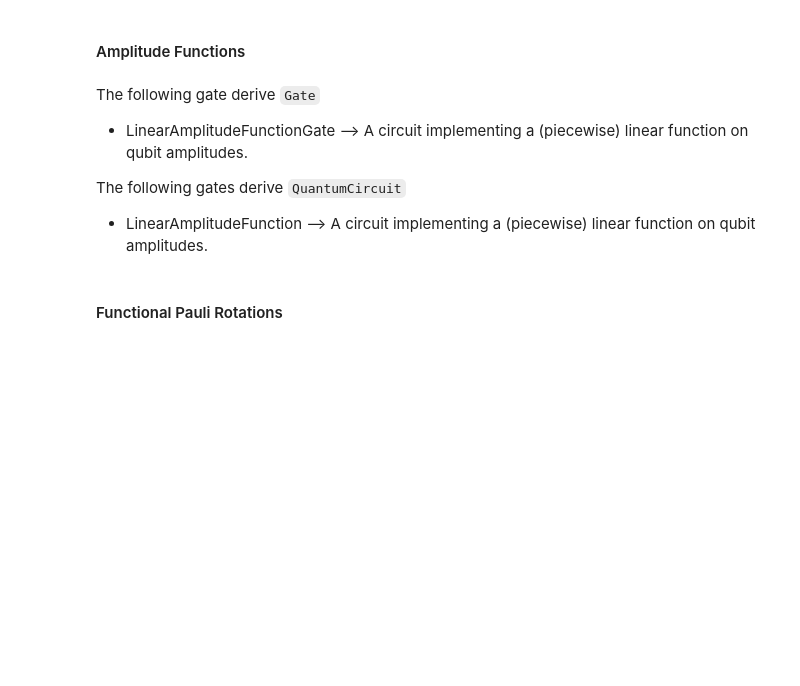
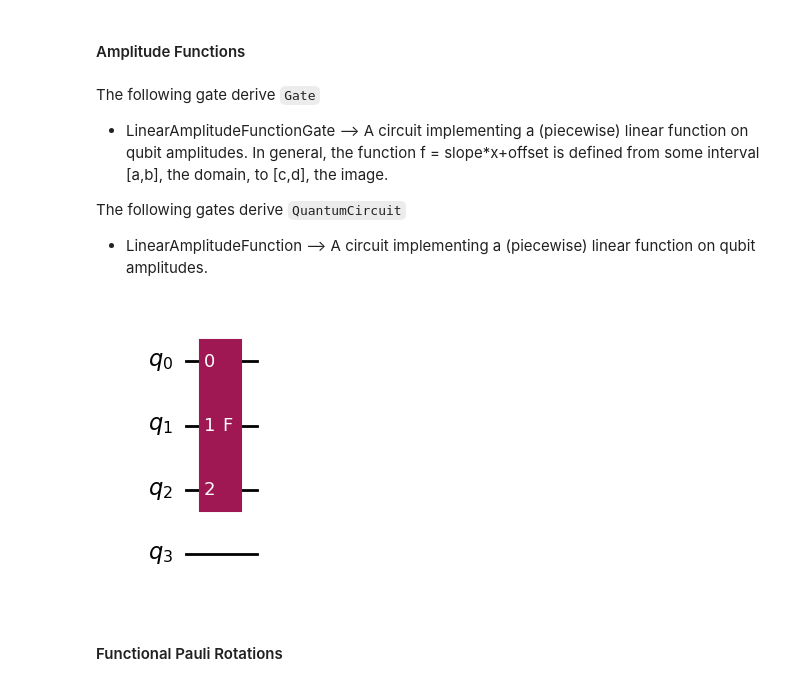
Before and after one commit to kibrahim757/qiskit_2x_certification_exam_tutorial, a Jupyter notebook: Section_1_Perform_Quantum_Operations/2_1_Standard_Gates.ipynb, the cells around one changed output. Cells and saved outputs as stored; diff of their text form; code cells hidden in the pictures; blank space fills up the shorter version.

Commit message:
added example for LinearAmplitudeFunctionGate

````diff
--- a/Section_1_Perform_Quantum_Operations/2_1_Standard_Gates.ipynb
+++ b/Section_1_Perform_Quantum_Operations/2_1_Standard_Gates.ipynb
@@ -374,17 +374,20 @@ qc.compose(mgate).draw('mpl')
 # %% [markdown]
 The following gate derive ```Gate```
 
-* LinearAmplitudeFunctionGate -->	A circuit implementing a (piecewise) linear function on qubit amplitudes.
+* LinearAmplitudeFunctionGate -->	A circuit implementing a (piecewise) linear function on qubit amplitudes. In general, the function f = slope*x+offset is defined from some interval
+[a,b], the domain, to [c,d], the image.
 
 The following gates derive ```QuantumCircuit```
 
 * LinearAmplitudeFunction -->	A circuit implementing a (piecewise) linear function on qubit amplitudes.
 # %%
-#from qiskit.circuit.library import LinearAmplitudeFunctionGate
+from qiskit.circuit.library import LinearAmplitudeFunctionGate
 
-#qc=QuantumCircuit(4)
-#lafgate=LinearAmplitudeFunctionGate(num_state_qubits=2,slope=1.0,offset=,domain=,image=)
-#qc.compose(lafgate).draw('mpl')
+qc=QuantumCircuit(4)
+lafgate=LinearAmplitudeFunctionGate(num_state_qubits=2,slope=1.0,offset=0,domain=[0,1],image=[0,1,2,3])
+qc.compose(lafgate).draw('mpl')
+# %% [output]
+[figure, added]
 # %% [markdown]
 #### Functional Pauli Rotations
 # %% [markdown]
````
Also changed, not shown: parts of 2 cells of this notebook.
